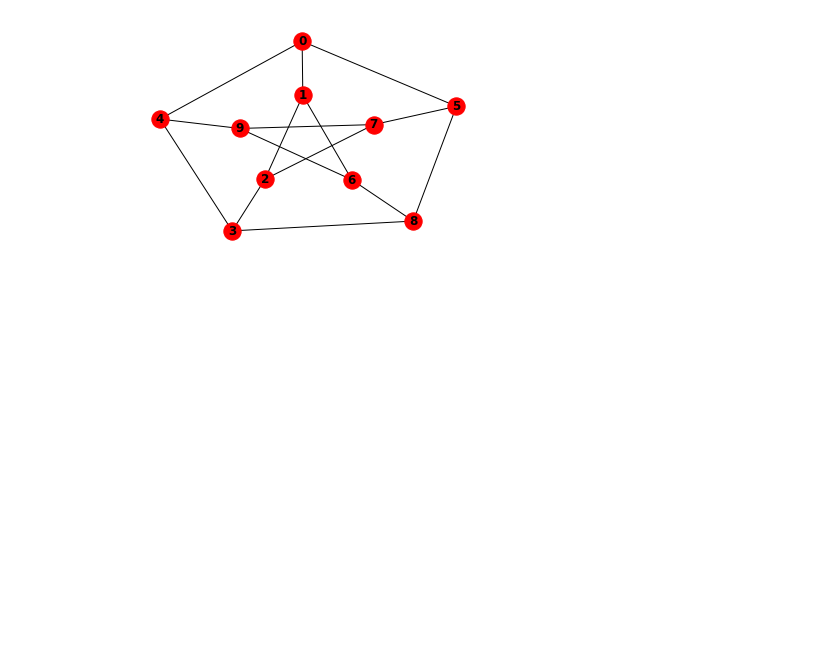
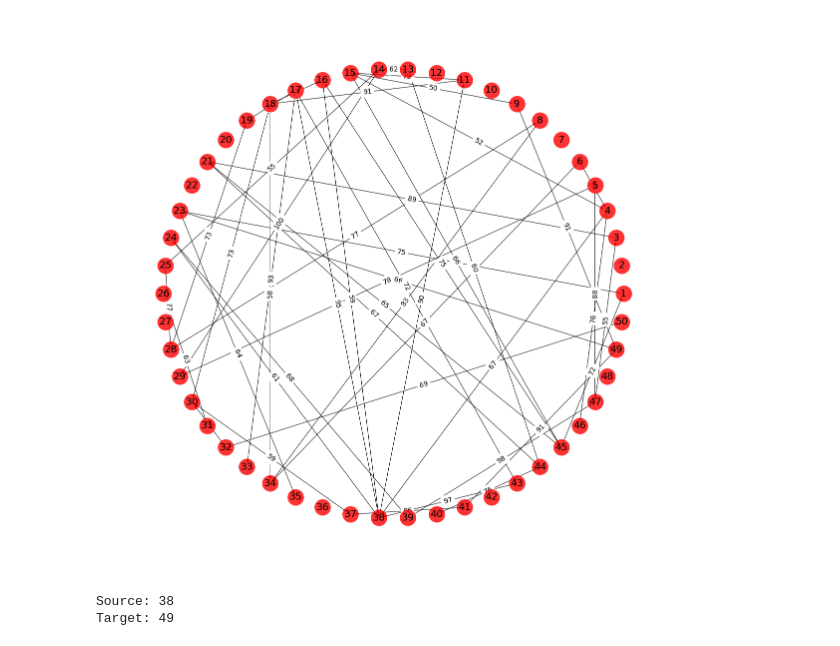
Before and after one commit to ishaanverma/shortest-path, a Jupyter notebook: Dijkstra's Algorithm.ipynb, the cells around one changed output. Saved outputs shown, nothing was run; the diff lists cells and outputs as text; code cells hidden in the pictures; blank space fills up the shorter version.

Commit message:
Added graph drawing

```diff
--- a/Dijkstra's Algorithm.ipynb
+++ b/Dijkstra's Algorithm.ipynb
@@ -3,10 +3,57 @@ import networkx as nx
 import matplotlib.pyplot as plt
 import numpy as np
 import random
+
+# number of nodes and edges
+NODES = 50
+EDGES = 50
-# %%
-G = nx.petersen_graph()
-plt.subplot(111)
-nx.draw(G, with_labels=True, font_weight='bold')
-plt.show()
-# %% [output]
-[figure, removed]
+# %%
+# creates a list of random edges along with their weights
+
+edges  = []
+for i in range(EDGES):
+    source = random.randint(1, NODES)
+    target = random.randint(1, NODES)
+    weight = random.randint(50, 100)
+    edges.append((source, target, weight))
+# %%
+# creates a directed graph
+
+G = nx.DiGraph()
+G.add_nodes_from(range(1, NODES))
+G.add_weighted_edges_from(edges)
+# %%
+# create a dictionary with edge as value and weight as key
+
+weights = {}
+for edge in G.edges:
+    weights[edge] = G.get_edge_data(edge[0], edge[1])['weight']
+# %%
+plt.figure(figsize=(20, 20))
+pos = nx.shell_layout(G)
+
+# draw nodes with labels
+nx.draw_networkx_nodes(G, pos, node_color='r', node_size=1000, alpha=0.8)
+nx.draw_networkx_labels(G, pos, font_size=20)
+
+# draw edges with weight as labels
+nx.draw_networkx_edges(G, pos)
+nx.draw_networkx_edge_labels(G, pos, edge_labels=weights, font_size=14)
+
+plt.axis('off')
+plt.show()
+# %% [output]
+[figure, added]
+# %%
+# Selecting a random source and target
+source = 0
+target = 0
+while source == target:
+    source = random.randint(1, NODES)
+    target = random.randint(1, NODES)
+
+print('Source:', source)
+print('Target:', target)
+# %% [output]
+Source: 38
+Target: 49
```
